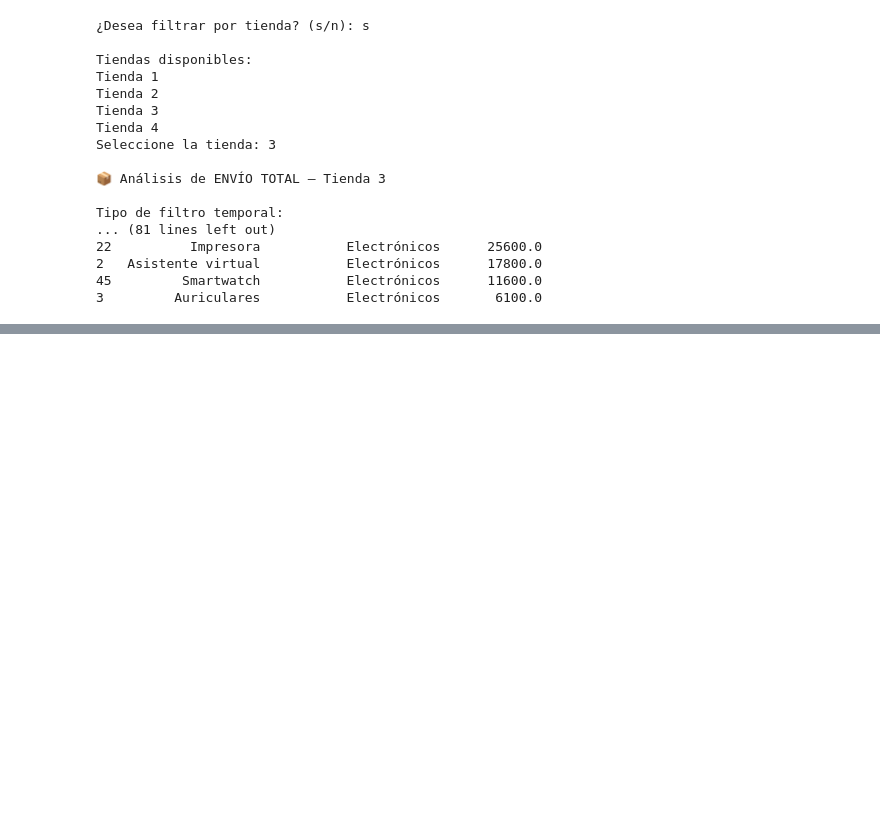
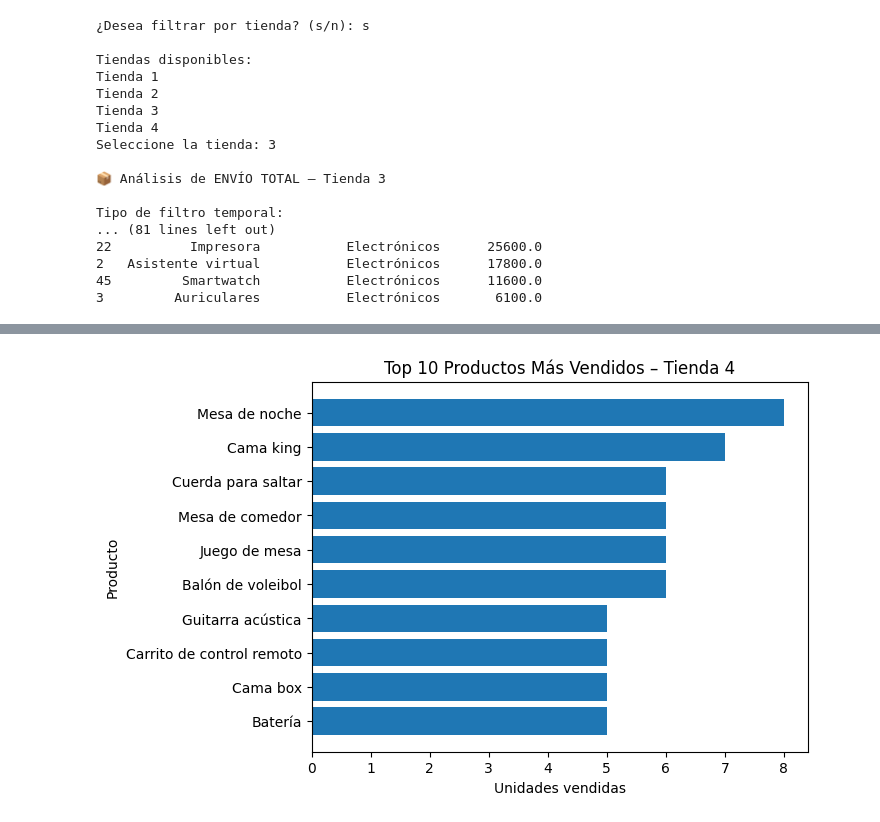
Before and after one commit to izual61/Challenge-Rivas-Tavera, a Jupyter notebook: AluraStoreLatam.ipynb, the cells around one changed output, grey strips where cells are left out. Saved outputs shown, nothing was run; the diff lists cells and outputs as text; code cells hidden in the pictures; blank space fills up the shorter version.

```diff
--- a/AluraStoreLatam.ipynb
+++ b/AluraStoreLatam.ipynb
@@ -757,0 +760,82 @@ Tipo de filtro temporal:
+# %%
+import matplotlib.pyplot as plt
+
+# =====================================================
+# 1️⃣ INGRESOS TOTALES
+# =====================================================
+if "resumen_ingresos" in globals() and not resumen_ingresos.empty:
+    plt.figure()
+    plt.plot(
+        resumen_ingresos["Año"],
+        resumen_ingresos["ingresos_total"],
+        marker="o"
+    )
+    plt.title(f"Ingresos Totales – Tienda {opcion}")
+    plt.xlabel("Año")
+    plt.ylabel("Ingresos")
+    plt.grid(True)
+    plt.show()
+
+# =====================================================
+# 2️⃣ VENTAS – TOP 10 PRODUCTOS
+# =====================================================
+if "ventas" in globals() and not ventas.empty:
+    top_ventas = ventas.sort_values("unidades", ascending=False).head(10)
+
+    plt.figure()
+    plt.barh(top_ventas["Producto"], top_ventas["unidades"])
+    plt.title(f"Top 10 Productos Más Vendidos – Tienda {opcion}")
+    plt.xlabel("Unidades vendidas")
+    plt.ylabel("Producto")
+    plt.gca().invert_yaxis()
+    plt.show()
+
+# =====================================================
+# 3️⃣ CALIFICACIÓN PROMEDIO
+# =====================================================
+if "promedio" in globals():
+    plt.figure()
+    plt.bar([periodo_label], [promedio])
+    plt.title(f"Calificación Promedio – {periodo_label}")
+    plt.ylabel("Calificación")
+    plt.ylim(0, 5)
+    plt.show()
+
+# =====================================================
+# 4️⃣ PRODUCTO MÁS Y MENOS VENDIDO (CORREGIDO)
+# =====================================================
+if "mas_vendido" in globals() and "menos_vendido" in globals():
+
+    labels = [
+        f"Más vendido:\n{mas_vendido['Producto']}\n({mas_vendido['Categoría del Producto']})",
+        f"Menos vendido:\n{menos_vendido['Producto']}\n({menos_vendido['Categoría del Producto']})"
+    ]
+
+    valores = [
+        mas_vendido["unidades"],
+        menos_vendido["unidades"]
+    ]
+
+    plt.figure()
+    plt.bar(labels, valores)
+    plt.title(f"Producto más y menos vendido – Tienda {opcion}")
+    plt.ylabel("Unidades vendidas")
+    plt.show()
+
+# =====================================================
+# 5️⃣ COSTO DE ENVÍO – TOP 10 PRODUCTOS
+# =====================================================
+if "resumen_envio" in globals() and not resumen_envio.empty:
+    top_envio = resumen_envio.sort_values(
+        "envio_total", ascending=False
+    ).head(10)
+
+    plt.figure()
+    plt.barh(top_envio["Producto"], top_envio["envio_total"])
+    plt.title(f"Top 10 Productos con Mayor Costo de Envío – Tienda {opcion}")
+    plt.xlabel("Costo de envío")
+    plt.ylabel("Producto")
+    plt.gca().invert_yaxis()
+    plt.show()
+# %% [output]
+[figure, added]
```
Also changed, not shown: parts of 2 cells of this notebook.
